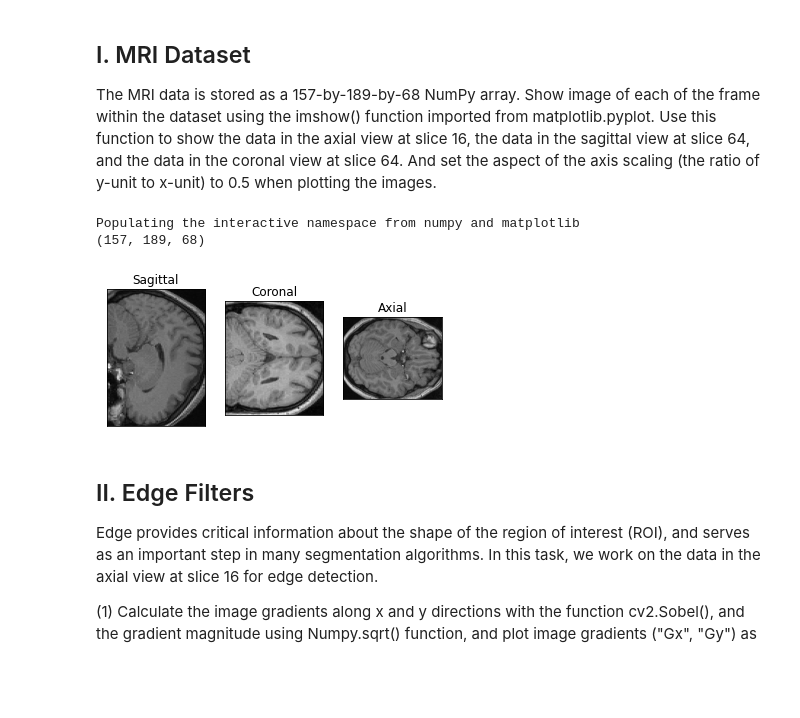
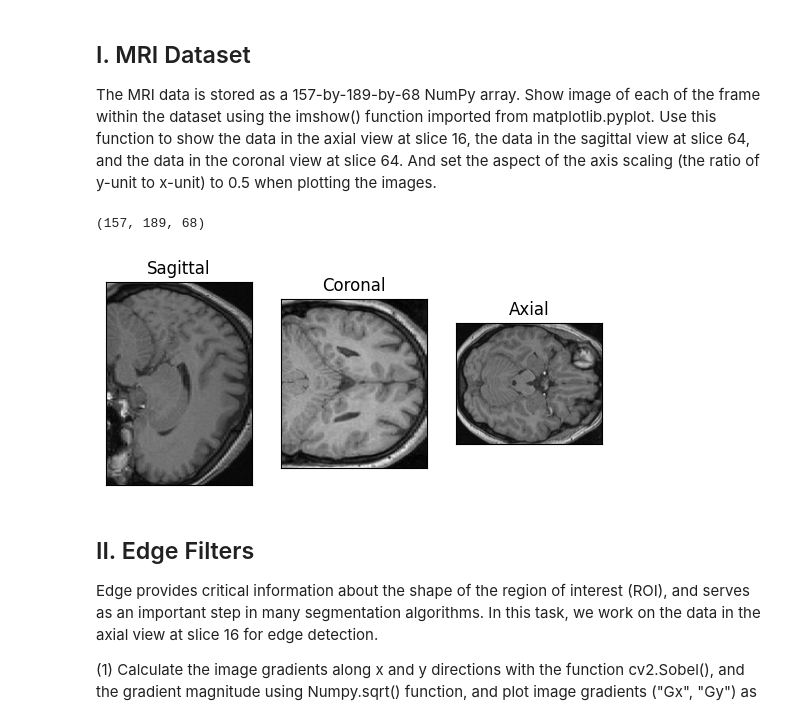
Before and after one commit to MuGeminorum/Medical_Image_Computing, a Jupyter notebook: mssc.ipynb, the cells around one changed output. Cells and saved outputs as stored; diff of their text form; code cells hidden in the pictures; blank space fills up the shorter version.

```diff
--- a/mssc.ipynb
+++ b/mssc.ipynb
@@ -16,30 +16,28 @@ The MRI data is stored as a 157-by-189-by-68 NumPy array. Show image of each of
 # %%
 import numpy as np
 from skimage import io
 from skimage import feature
 import cv2
-from scipy import ndimage
-%pylab inline
 import matplotlib.pyplot as plt
 
-D = io.imread("data/attention-mri.tif")
+
+D = io.imread("attention-mri.tif")
 print(D.shape)
 
 im_x = D[63,:,:]    #sagittal(x)
 im_y = D[:,63,:]    #coronal(y)
 im_z = D[:,:,15]    #transaxial(z)
 
 plt.subplot(1,3,1), plt.imshow(im_x, cmap = 'gray', aspect = 0.5)
 plt.title('Sagittal'), plt.xticks([]), plt.yticks([])
 plt.subplot(1,3,2), plt.imshow(im_y, cmap = 'gray', aspect = 0.5)
 plt.title('Coronal'), plt.xticks([]), plt.yticks([])
 plt.subplot(1,3,3), plt.imshow(im_z, cmap = 'gray')
 plt.title('Axial'), plt.xticks([]), plt.yticks([])
 plt.show()
 # %% [output]
-Populating the interactive namespace from numpy and matplotlib
 (157, 189, 68)
-[figure, old version]
+[figure, new version]
 # %% [markdown]
 ## II. Edge Filters
 
```
Also changed, not shown: parts of 9 cells of this notebook, 1 other file.
